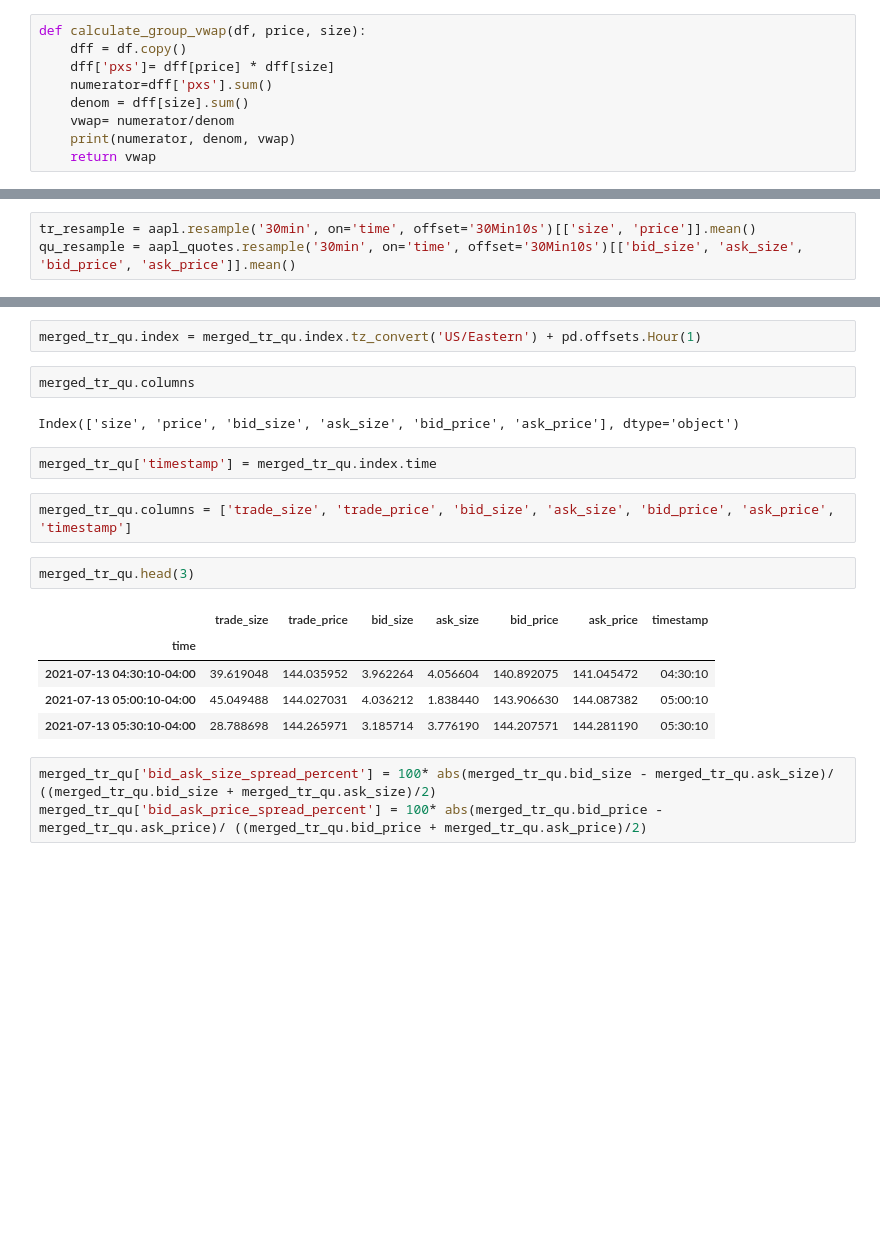
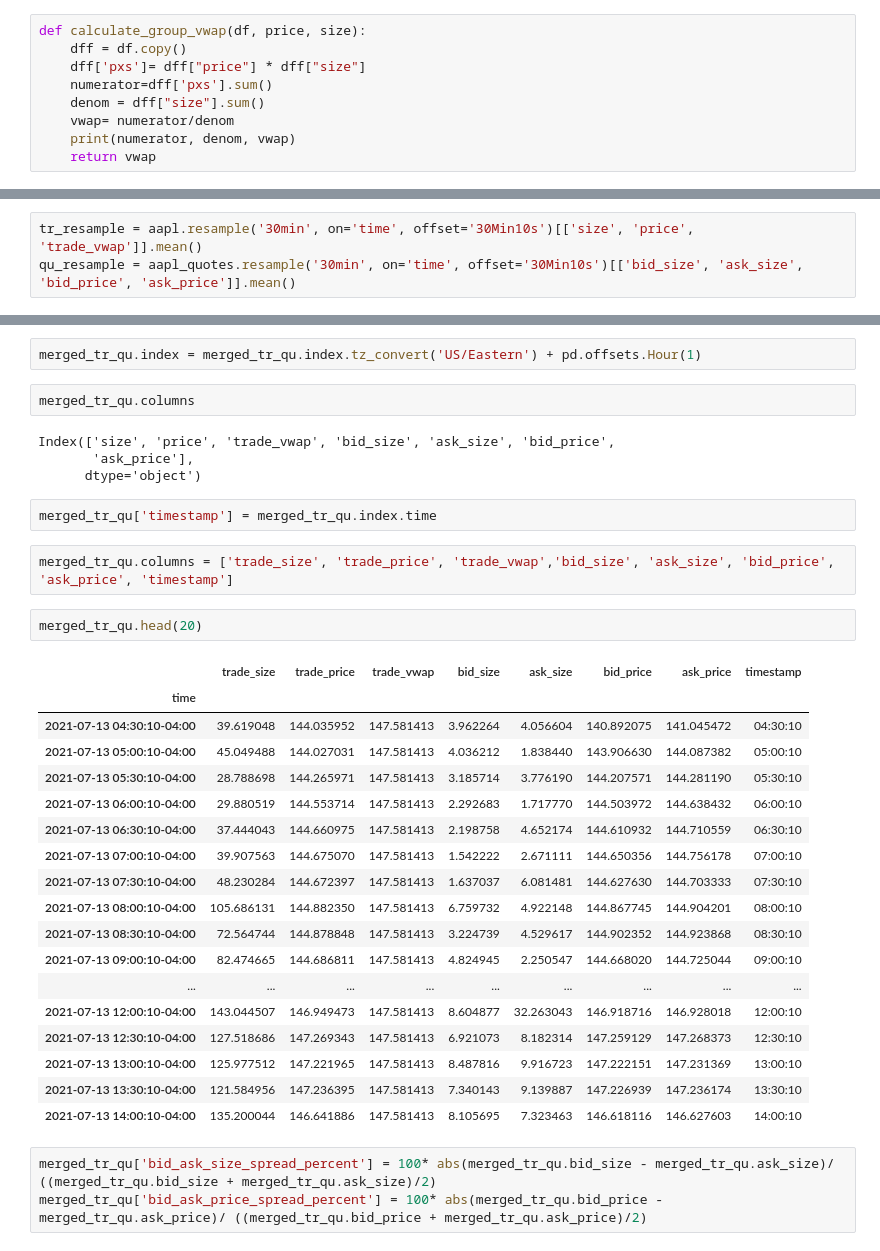
Before and after one commit to wiserlake0996/Market_Analysis_Dashboard, a Jupyter notebook: notebooks/Exploratory analysis.ipynb, the cells around one changed output, grey strips where cells are left out. Drawn from its saved outputs; the diff is of its cells as text; blank space fills up the shorter version.

```diff
--- a/notebooks/Exploratory analysis.ipynb
+++ b/notebooks/Exploratory analysis.ipynb
@@ -14,9 +14,9 @@ import matplotlib.pyplot as plt
 # %%
 def calculate_group_vwap(df, price, size):
     dff = df.copy()
-    dff['pxs']= dff[price] * dff[size]
+    dff['pxs']= dff["price"] * dff["size"]
     numerator=dff['pxs'].sum()
-    denom = dff[size].sum()
+    denom = dff["size"].sum()
     vwap= numerator/denom
     print(numerator, denom, vwap)
     return vwap
@@ -71,5 +92,5 @@ aapl.describe()
 # %%
-tr_resample = aapl.resample('30min', on='time', offset='30Min10s')[['size', 'price']].mean()
+tr_resample = aapl.resample('30min', on='time', offset='30Min10s')[['size', 'price', 'trade_vwap']].mean()
 qu_resample = aapl_quotes.resample('30min', on='time', offset='30Min10s')[['bid_size', 'ask_size', 'bid_price', 'ask_price']].mean()
 # %%
 merged_tr_qu = pd.merge(tr_resample, qu_resample, on="time")
@@ -78,19 +99,34 @@ merged_tr_qu.index = merged_tr_qu.index.tz_convert('US/Eastern') + pd.offsets.Ho
 # %%
 merged_tr_qu.columns
 # %% [output]
-Index(['size', 'price', 'bid_size', 'ask_size', 'bid_price', 'ask_price'], dtype='object')
+Index(['size', 'price', 'trade_vwap', 'bid_size', 'ask_size', 'bid_price',
+       'ask_price'],
+      dtype='object')
 # %%
 merged_tr_qu['timestamp'] = merged_tr_qu.index.time
 # %%
-merged_tr_qu.columns = ['trade_size', 'trade_price', 'bid_size', 'ask_size', 'bid_price', 'ask_price', 'timestamp']
+merged_tr_qu.columns = ['trade_size', 'trade_price', 'trade_vwap','bid_size', 'ask_size', 'bid_price', 'ask_price', 'timestamp']
 # %%
-merged_tr_qu.head(3)
+merged_tr_qu.head(20)
 # %% [output]
-|  | trade_size | trade_price | bid_size | ask_size | bid_price | ask_price | timestamp |
-| time |  |  |  |  |  |  |  |
-| 2021-07-13 04:30:10-04:00 | 39.619048 | 144.035952 | 3.962264 | 4.056604 | 140.892075 | 141.045472 | 04:30:10 |
-| 2021-07-13 05:00:10-04:00 | 45.049488 | 144.027031 | 4.036212 | 1.838440 | 143.906630 | 144.087382 | 05:00:10 |
-| 2021-07-13 05:30:10-04:00 | 28.788698 | 144.265971 | 3.185714 | 3.776190 | 144.207571 | 144.281190 | 05:30:10 |
+|  | trade_size | trade_price | trade_vwap | bid_size | ask_size | bid_price | ask_price | timestamp |
+| time |  |  |  |  |  |  |  |  |
+| 2021-07-13 04:30:10-04:00 | 39.619048 | 144.035952 | 147.581413 | 3.962264 | 4.056604 | 140.892075 | 141.045472 | 04:30:10 |
+| 2021-07-13 05:00:10-04:00 | 45.049488 | 144.027031 | 147.581413 | 4.036212 | 1.838440 | 143.906630 | 144.087382 | 05:00:10 |
+| 2021-07-13 05:30:10-04:00 | 28.788698 | 144.265971 | 147.581413 | 3.185714 | 3.776190 | 144.207571 | 144.281190 | 05:30:10 |
+| 2021-07-13 06:00:10-04:00 | 29.880519 | 144.553714 | 147.581413 | 2.292683 | 1.717770 | 144.503972 | 144.638432 | 06:00:10 |
+| 2021-07-13 06:30:10-04:00 | 37.444043 | 144.660975 | 147.581413 | 2.198758 | 4.652174 | 144.610932 | 144.710559 | 06:30:10 |
+| 2021-07-13 07:00:10-04:00 | 39.907563 | 144.675070 | 147.581413 | 1.542222 | 2.671111 | 144.650356 | 144.756178 | 07:00:10 |
+| 2021-07-13 07:30:10-04:00 | 48.230284 | 144.672397 | 147.581413 | 1.637037 | 6.081481 | 144.627630 | 144.703333 | 07:30:10 |
+| 2021-07-13 08:00:10-04:00 | 105.686131 | 144.882350 | 147.581413 | 6.759732 | 4.922148 | 144.867745 | 144.904201 | 08:00:10 |
+| 2021-07-13 08:30:10-04:00 | 72.564744 | 144.878848 | 147.581413 | 3.224739 | 4.529617 | 144.902352 | 144.923868 | 08:30:10 |
+| 2021-07-13 09:00:10-04:00 | 82.474665 | 144.686811 | 147.581413 | 4.824945 | 2.250547 | 144.668020 | 144.725044 | 09:00:10 |
+| ... | ... | ... | ... | ... | ... | ... | ... | ... |
+| 2021-07-13 12:00:10-04:00 | 143.044507 | 146.949473 | 147.581413 | 8.604877 | 32.263043 | 146.918716 | 146.928018 | 12:00:10 |
+| 2021-07-13 12:30:10-04:00 | 127.518686 | 147.269343 | 147.581413 | 6.921073 | 8.182314 | 147.259129 | 147.268373 | 12:30:10 |
+| 2021-07-13 13:00:10-04:00 | 125.977512 | 147.221965 | 147.581413 | 8.487816 | 9.916723 | 147.222151 | 147.231369 | 13:00:10 |
+| 2021-07-13 13:30:10-04:00 | 121.584956 | 147.236395 | 147.581413 | 7.340143 | 9.139887 | 147.226939 | 147.236174 | 13:30:10 |
+| 2021-07-13 14:00:10-04:00 | 135.200044 | 146.641886 | 147.581413 | 8.105695 | 7.323463 | 146.618116 | 146.627603 | 14:00:10 |
 # %%
 merged_tr_qu['bid_ask_size_spread_percent'] = 100* abs(merged_tr_qu.bid_size - merged_tr_qu.ask_size)/ ((merged_tr_qu.bid_size + merged_tr_qu.ask_size)/2)
 merged_tr_qu['bid_ask_price_spread_percent'] = 100* abs(merged_tr_qu.bid_price - merged_tr_qu.ask_price)/ ((merged_tr_qu.bid_price + merged_tr_qu.ask_price)/2)
```
Also changed, not shown: parts of 5 cells of this notebook.
